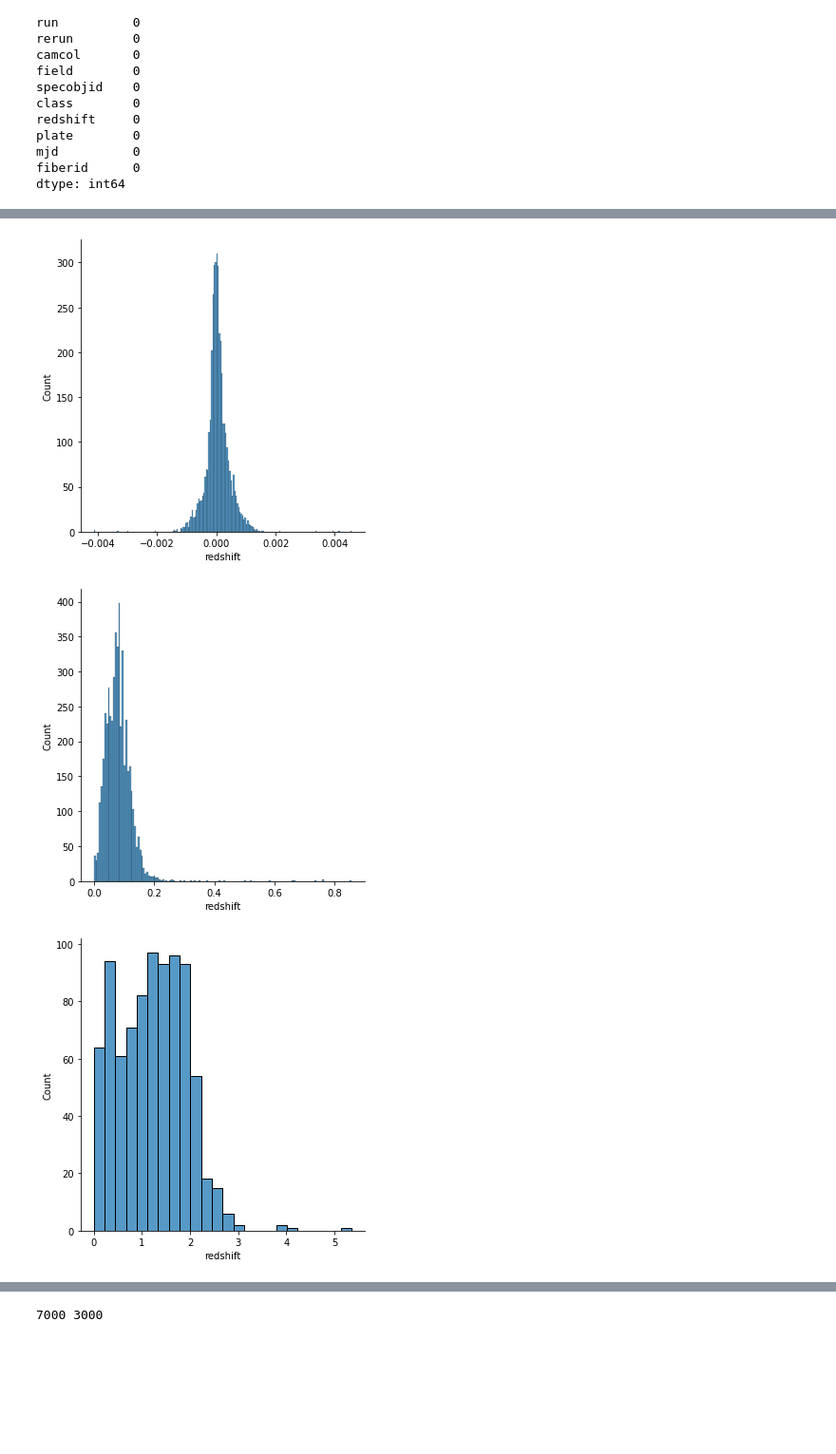
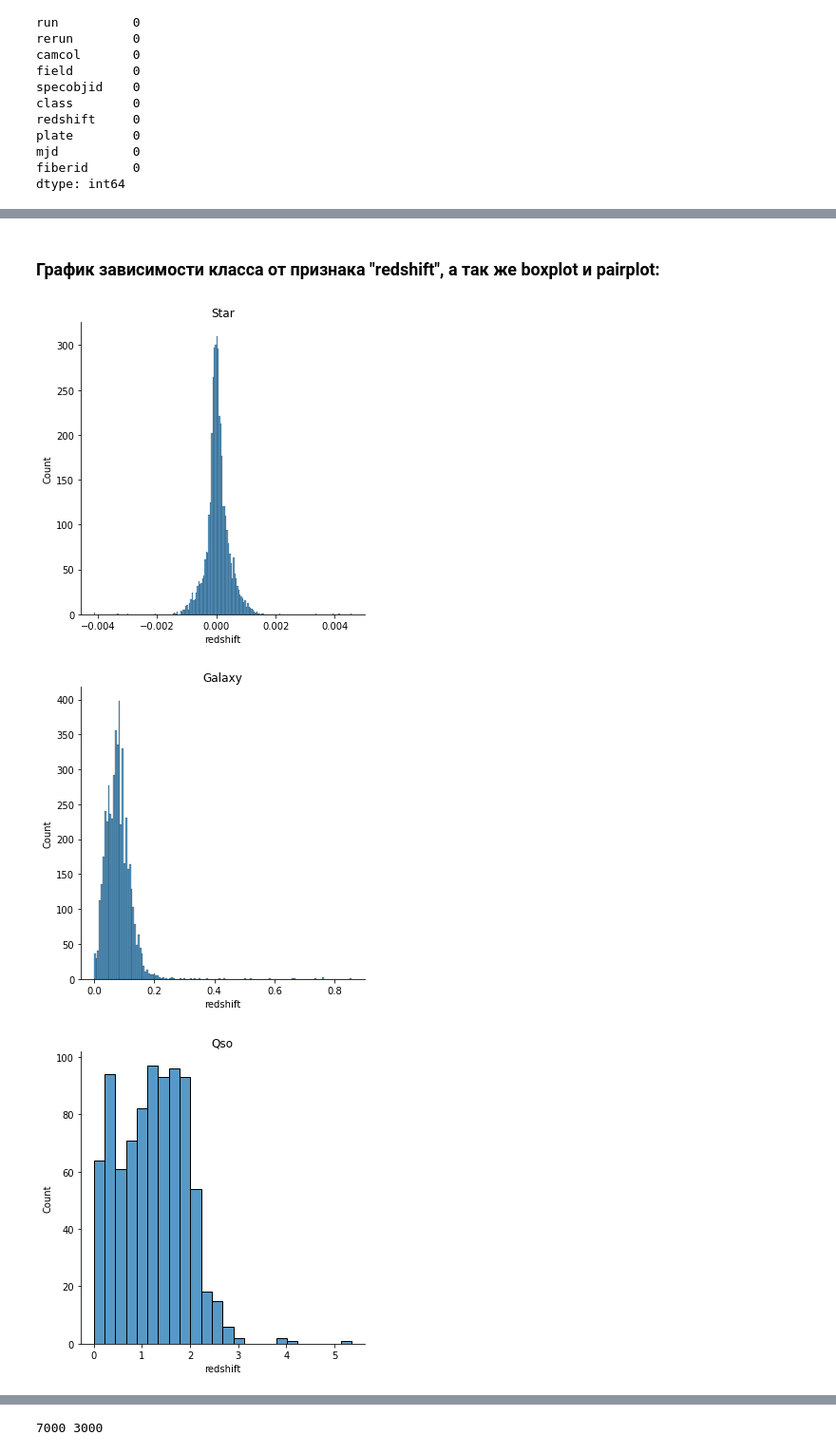
Before and after one commit to VChernenko42/MachineLearning2021, a Jupyter notebook: Classification of Stars, Galaxies and Quasars/SkyClassification.ipynb, the cells around one changed output, grey strips where cells are left out. Shown at 95% size. Saved outputs shown, nothing was run; the diff lists cells and outputs as text; code cells hidden in the pictures; blank space fills up the shorter version.

```diff
--- a/Classification of Stars, Galaxies and Quasars/SkyClassification.ipynb
+++ b/Classification of Stars, Galaxies and Quasars/SkyClassification.ipynb
@@ -125,13 +125,18 @@ sns.boxplot(data=data, y='redshift', x='class')
+# %% [markdown]
+### График зависимости класса от признака "redshift", а так же boxplot и pairplot:
 # %%
 star = data[data['class']=='STAR']['redshift']
 galaxy = data[data['class']=='GALAXY']['redshift']
 quasar = data[data['class']=='QSO']['redshift']
 
 sns.displot(star)
+plt.title("Star")
 sns.displot(galaxy)
+plt.title("Galaxy")
 sns.displot(quasar)
+plt.title("Qso")
 plt.show()
 # %% [output]
-[figure, old version]
+[figure, new version]
-[figure, old version]
+[figure, new version]
-[figure, old version]
+[figure, new version]
```
Also changed, not shown: parts of 15 cells of this notebook.
